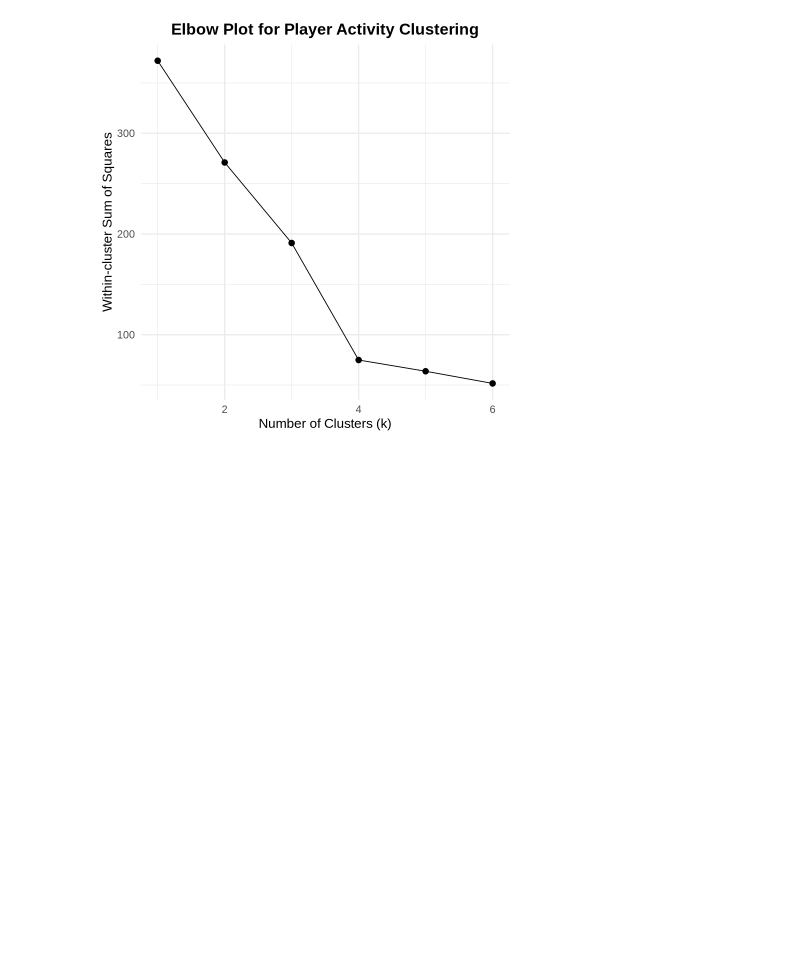
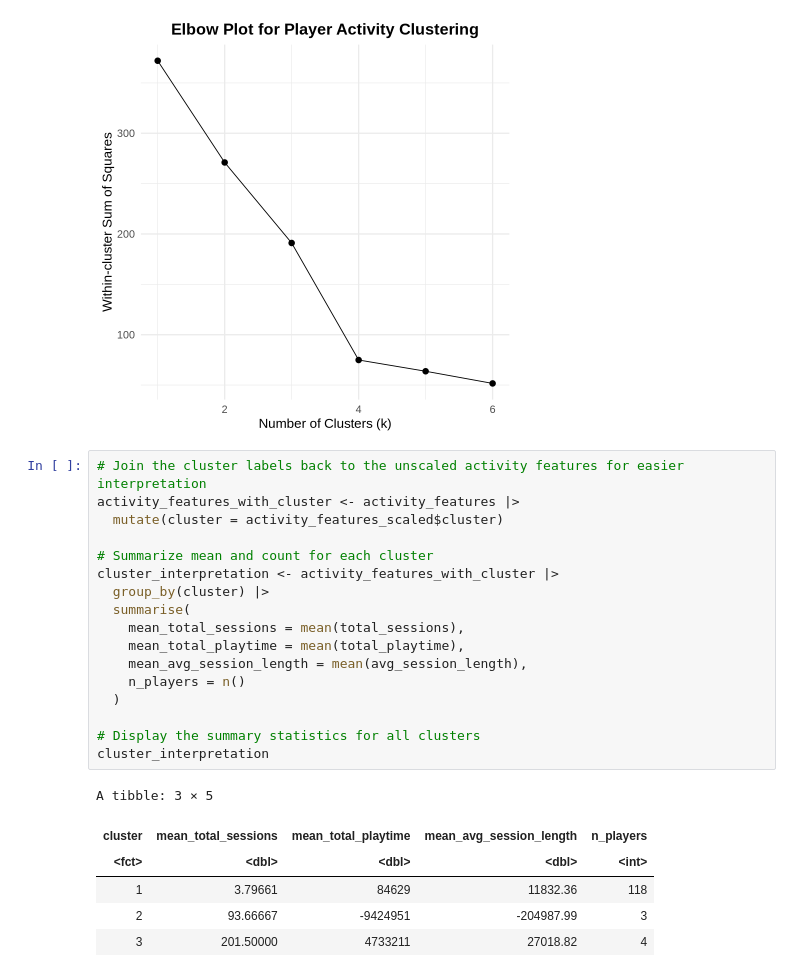
Before and after one commit to ChangGe1231/2025.5.27-DSCI100-project-demo, a Jupyter notebook: Project file (Chang Ge).ipynb, the cells around one changed output. Drawn from its saved outputs; the diff is of its cells as text; blank space fills up the shorter version.

Commit message:
Summarized and interpreted cluster characteristics in the original scale

```diff
--- a/Project file (Chang Ge).ipynb
+++ b/Project file (Chang Ge).ipynb
@@ -211,3 +211,27 @@ ggplot(wss_activity, aes(x = k, y = wss)) +
 5     5  63.7
 6     6  51.6
 [figure]
+# %%
+# Join the cluster labels back to the unscaled activity features for easier interpretation
+activity_features_with_cluster <- activity_features |>
+  mutate(cluster = activity_features_scaled$cluster)
+
+# Summarize mean and count for each cluster
+cluster_interpretation <- activity_features_with_cluster |>
+  group_by(cluster) |>
+  summarise(
+    mean_total_sessions = mean(total_sessions),
+    mean_total_playtime = mean(total_playtime),
+    mean_avg_session_length = mean(avg_session_length),
+    n_players = n()
+  )
+
+# Display the summary statistics for all clusters
+cluster_interpretation
+# %% [output]
+A tibble: 3 × 5
+| cluster | mean_total_sessions | mean_total_playtime | mean_avg_session_length | n_players |
+| <fct> | <dbl> | <dbl> | <dbl> | <int> |
+| 1 | 3.79661 | 84629 | 11832.36 | 118 |
+| 2 | 93.66667 | -9424951 | -204987.99 | 3 |
+| 3 | 201.50000 | 4733211 | 27018.82 | 4 |
```
